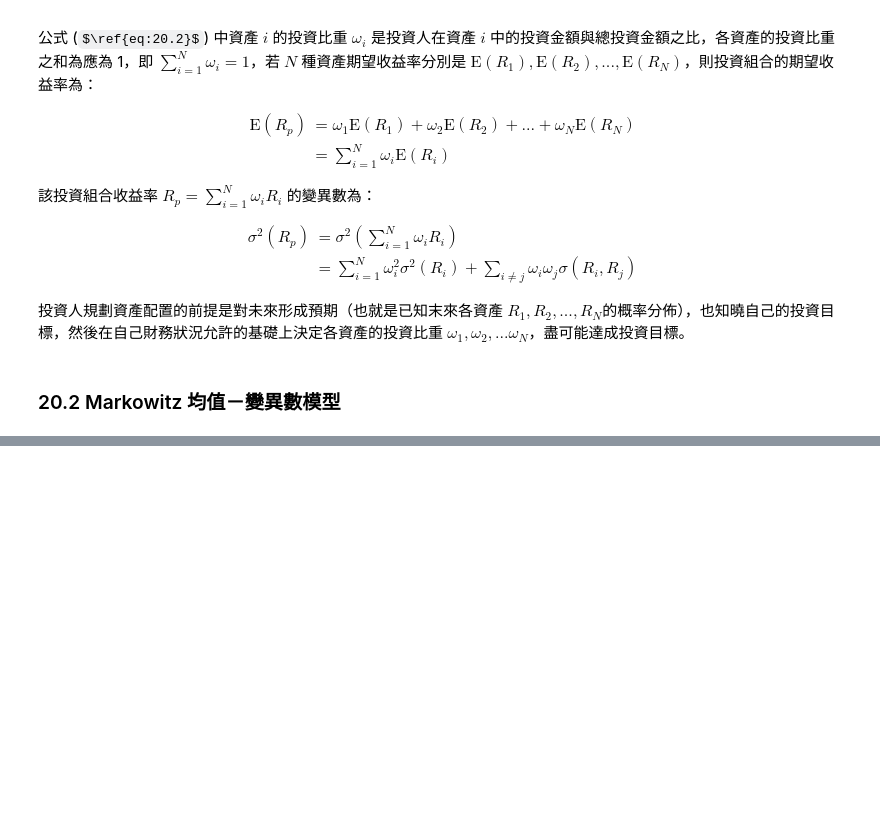
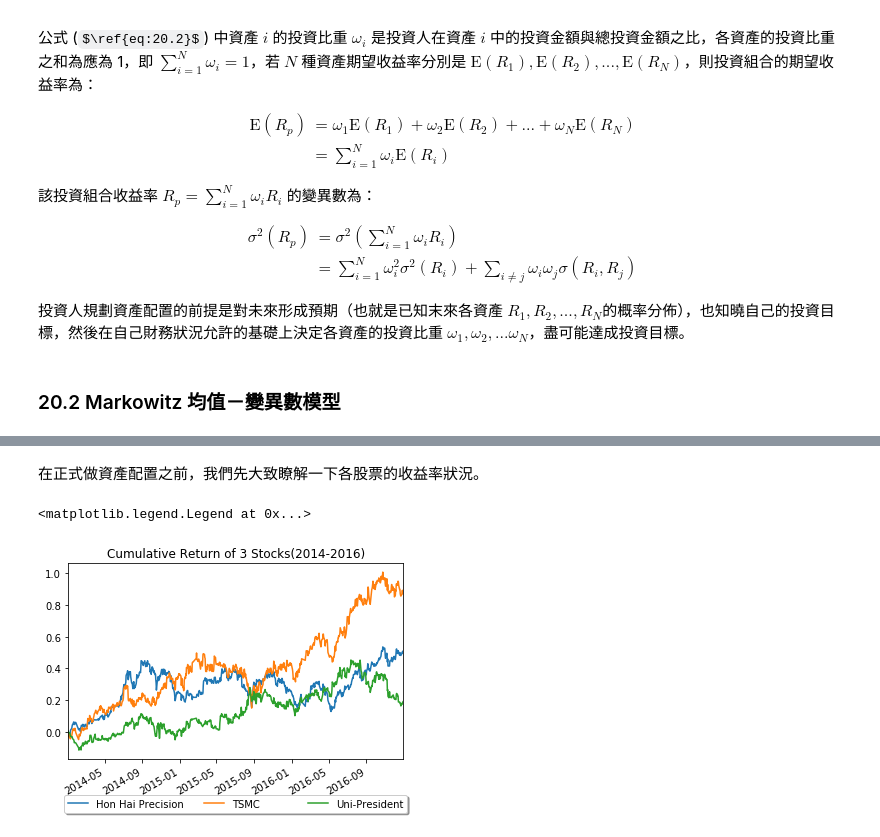
Before and after one commit to okluda/finpy_practice, a Jupyter notebook: ch_20.ipynb, the cells around one changed output, grey strips where cells are left out. Drawn from its saved outputs; the diff is of its cells as text; code cells hidden in the pictures; some formulas as TeX source; blank space fills up the shorter version.

```diff
--- a/ch_20.ipynb
+++ b/ch_20.ipynb
@@ -335,0 +384,7 @@ $$\omega^\ast=a+b\overline{R}_p$$
+# %%
+# 讀取資料
+import pandas as pd
+retData=pd.read_csv('.\\PythonBook_code_data\\part3\\020\\retdata.csv',sep='\t',index_col='Date')
+retData.index=pd.to_datetime(retData.index)
+retData=retData*0.01
+retData.head()
@@ -335,0 +399,12 @@ $$\omega^\ast=a+b\overline{R}_p$$
+# %% [markdown]
+在正式做資產配置之前，我們先大致瞭解一下各股票的收益率狀況。
+# %%
+# 檢視各股的累積收益率
+cumreturn=(1+retData).cumprod()-1
+cumreturn.plot()
+plt.title('Cumulative Return of 3 Stocks(2014-2016)')
+plt.legend(loc='lower center',bbox_to_anchor=(0.5,-0.3),
+          ncol=5, fancybox=True, shadow=True)
+# %% [output]
+<matplotlib.legend.Legend at 0x...>
+[figure, added]
```
Also changed, not shown: parts of 15 cells of this notebook.
